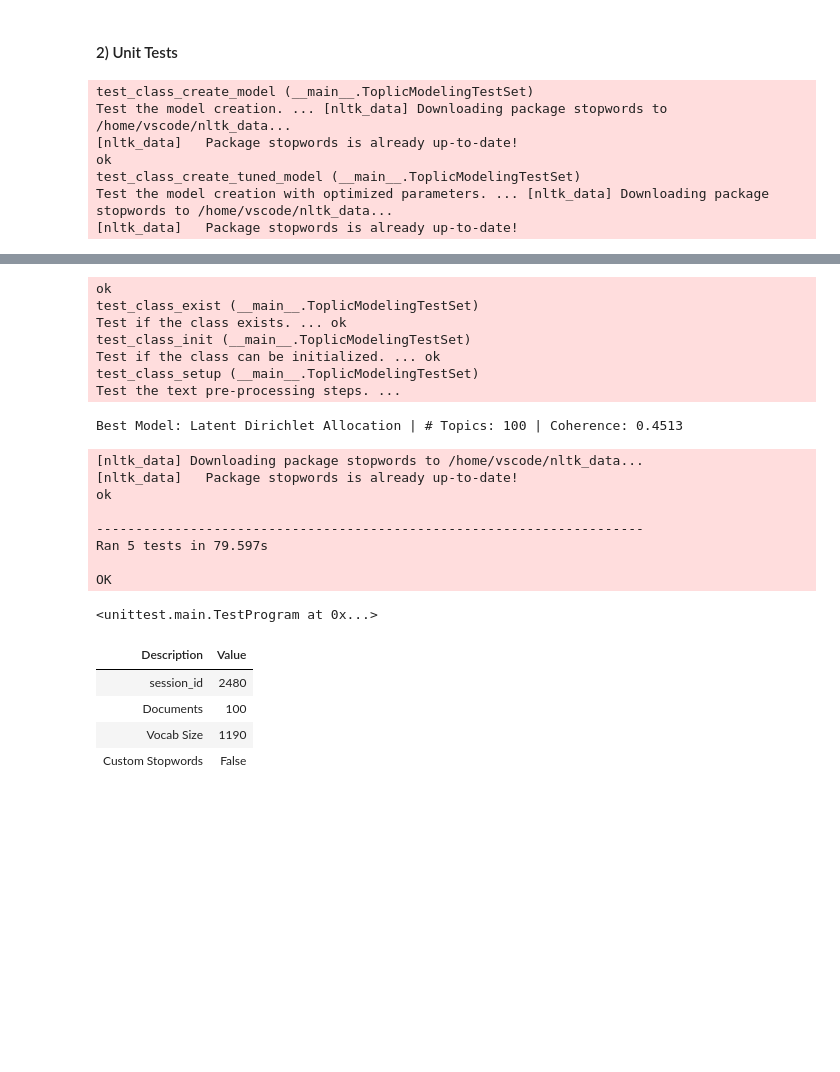
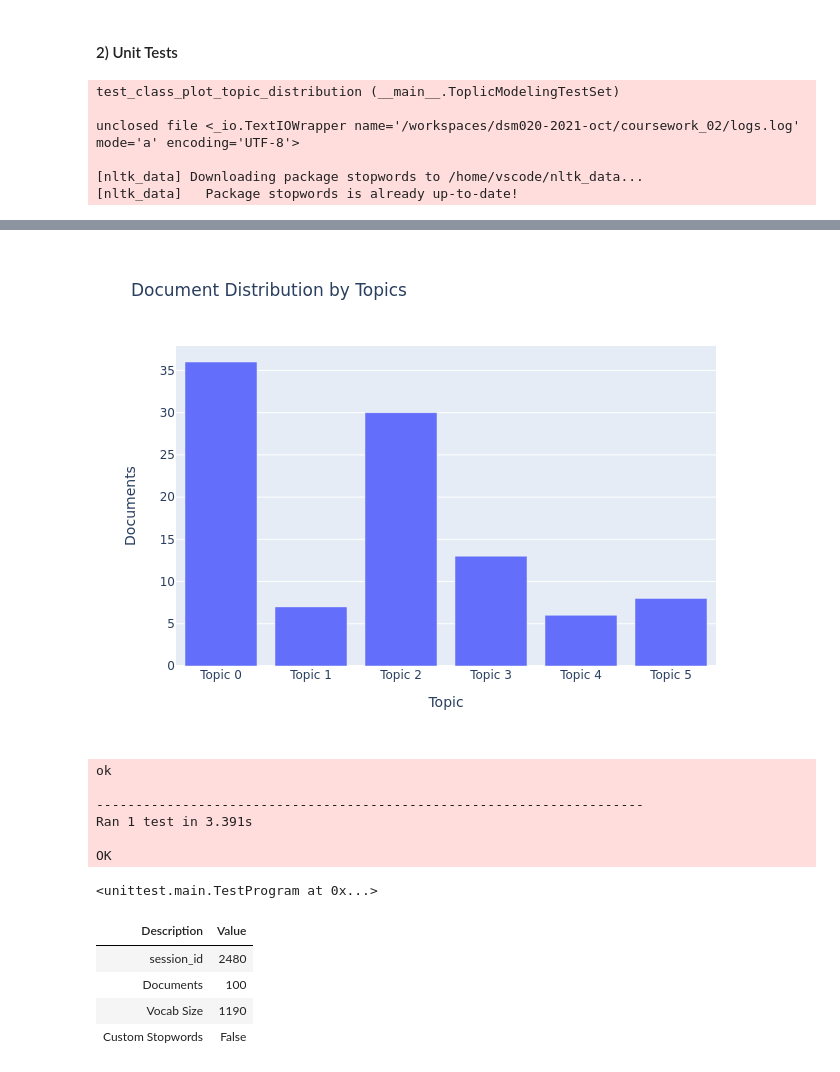
Before and after one commit to JohnnyFoulds/dsm020-2021-oct, a Jupyter notebook: coursework_02/cw.ipynb, the cells around one changed output, grey strips where cells are left out. Drawn from its saved outputs; the diff is of its cells as text; code cells hidden in the pictures; blank space fills up the shorter version.

Commit message:
Added no-interactive topic distribution plot method

```diff
--- a/coursework_02/cw.ipynb
+++ b/coursework_02/cw.ipynb
@@ -366,6 +370,27 @@ class TopicModeling():
             multi_core=True)
 
         return self.trained_model
+
+    def plot_topic_distribution(self, interactive:bool=True):
+        """
+        Plot the Topic Infer Distribution.
+
+        Parameters
+        ----------
+        interactive : bool, default True
+            When set to True, the plot is displayed in an interactive window.
+        """
+        assert self.trained_model is not None, 'The model must be trained before plotting the topic distribution.'
+
+        if interactive:
+            plot_model(self.trained_model, plot='topic_distribution')
+        else:
+            with io.capture_output() as captured_plot:
+                plot_model(self.trained_model, plot='topic_distribution')
+
+            json_plotly = json.dumps(list(captured_plot.outputs[1].data.items())[0][1])
+            figure_plotly = plotly.io.from_json(json_plotly)
+            figure_plotly.show(renderer="png")
 # %% [markdown]
 #### 2) Unit Tests
 # %%
@@ -440,15 +465,27 @@ class ToplicModelingTestSet(unittest.TestCase):
         self.assertIsNotNone(model)
         self.assertIsInstance(model, gensim.models.ldamulticore.LdaMulticore)
 
+    def test_class_plot_topic_distribution(self):
+        """
+        Test the topic distribution plot.
+        """
+        # create the topic modeler and perform the pre-processing steps
+        topic_modeler = TopicModeling(self.data, self.random_seed)
+        topic_modeler.setup(target=self.target, custom_stopwords=None, verbose=False)
+
+        # create the model
+        model = topic_modeler.create_model(model=self.model, num_topics=self.num_topics, verbose=False)
+
+        # plot the topic distribution
+        topic_modeler.plot_topic_distribution(interactive=False)
 
 # execute the topic modeling tests
-unittest.main(argv=['ignored', '-v'], exit=False)
-#unittest.main(argv=['ignored', '-v', 'ToplicModelingTestSet.test_class_create_tuned_model'], exit=False)
+#unittest.main(argv=['ignored', '-v'], exit=False)
+unittest.main(argv=['ignored', '-v', 'ToplicModelingTestSet.test_class_plot_topic_distribution'], exit=False)
 # %% [output]
-test_class_create_model (__main__.ToplicModelingTestSet)
-Test the model creation. ... [nltk_data] Downloading package stopwords to /home/vscode/nltk_data...
+test_class_plot_topic_distribution (__main__.ToplicModelingTestSet)
+
+unclosed file <_io.TextIOWrapper name='/workspaces/dsm020-2021-oct/coursework_02/logs.log' mode='a' encoding='UTF-8'>
+
+[nltk_data] Downloading package stopwords to /home/vscode/nltk_data...
 [nltk_data]   Package stopwords is already up-to-date!
-ok
-test_class_create_tuned_model (__main__.ToplicModelingTestSet)
-Test the model creation with optimized parameters. ... [nltk_data] Downloading package stopwords to /home/vscode/nltk_data...
-[nltk_data]   Package stopwords is already up-to-date!
@@ -456,20 +492,11 @@ Test the model creation with optimized parameters. ... [nltk_data] Downloading p
+[figure, added]
 ok
-test_class_exist (__main__.ToplicModelingTestSet)
-Test if the class exists. ... ok
-test_class_init (__main__.ToplicModelingTestSet)
-Test if the class can be initialized. ... ok
-test_class_setup (__main__.ToplicModelingTestSet)
-Test the text pre-processing steps. ...
+
+----------------------------------------------------------------------
+Ran 1 test in 3.391s
+
+OK
-Best Model: Latent Dirichlet Allocation | # Topics: 100 | Coherence: 0.4513
+<unittest.main.TestProgram at 0x...>
-[nltk_data] Downloading package stopwords to /home/vscode/nltk_data...
-[nltk_data]   Package stopwords is already up-to-date!
-ok
-
-----------------------------------------------------------------------
-Ran 5 tests in 79.597s
-
-OK
-<unittest.main.TestProgram at 0x...>
 # %%
 # create a sample dataset for testing
 df_train = df_complaints_balance.sample(n=100, random_state=random_seed)
```
Also changed, not shown: parts of 3 cells of this notebook, 1 other file.
